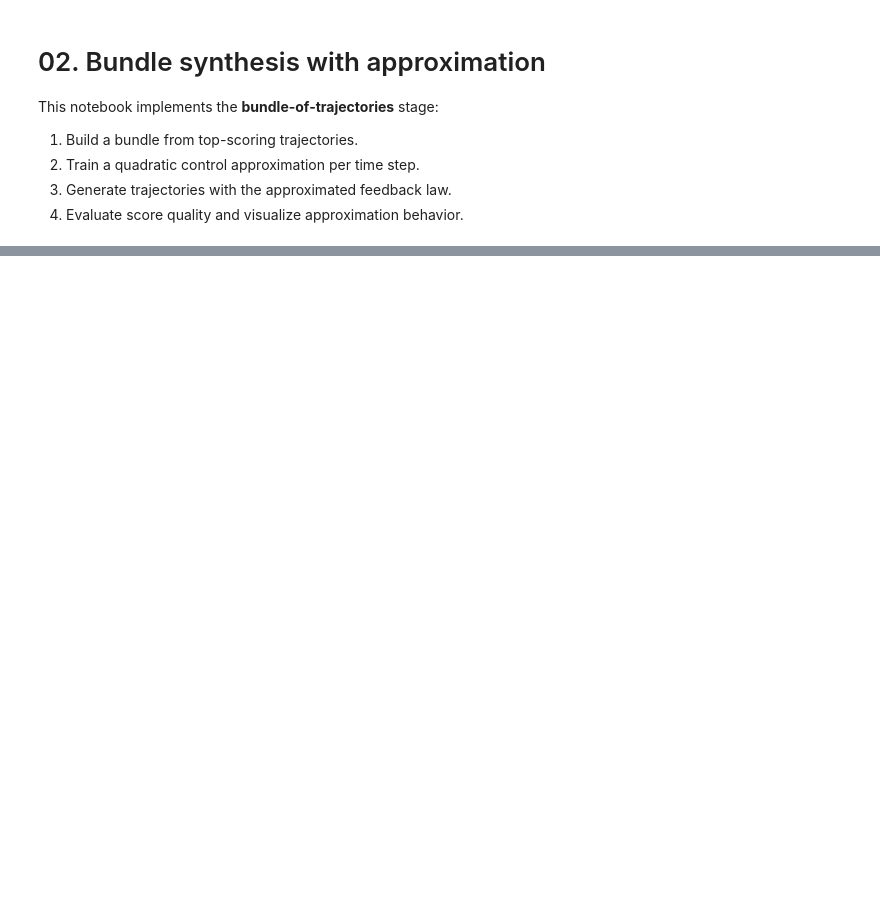
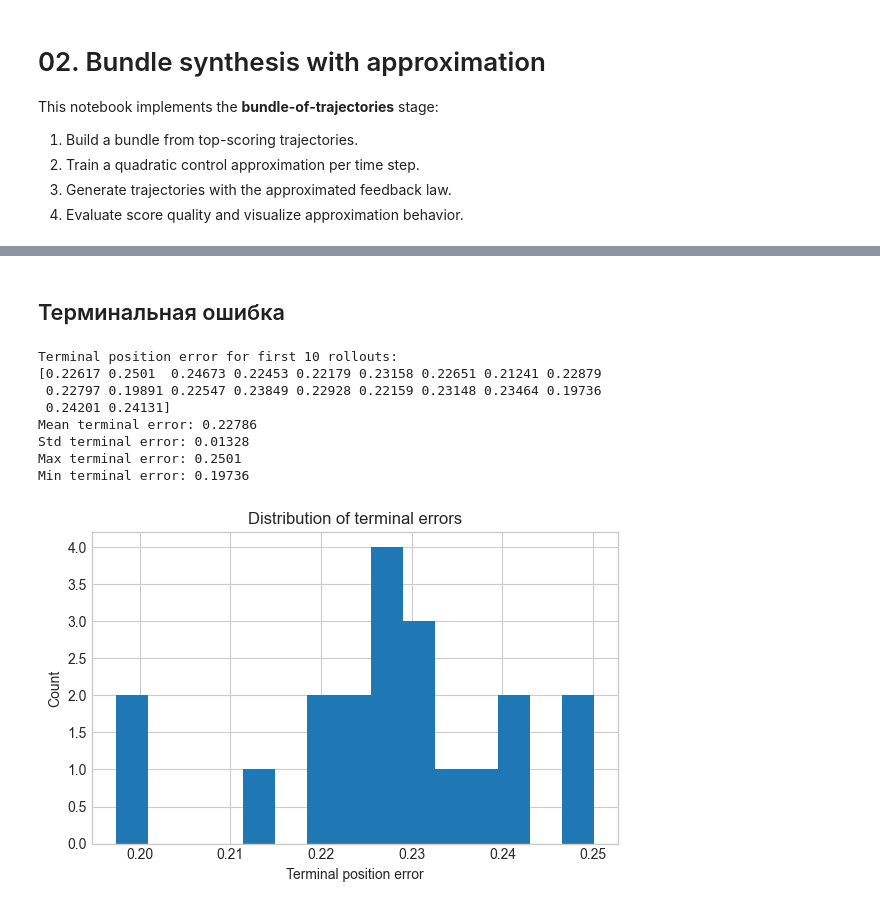
Before and after one commit to mkorobovv/mai-final-project, a Jupyter notebook: research/notebooks/02_bundle_synthesis.ipynb, the cells around one changed output, grey strips where cells are left out. Drawn from its saved outputs; the diff is of its cells as text; code cells hidden in the pictures; blank space fills up the shorter version.

```diff
--- a/research/notebooks/02_bundle_synthesis.ipynb
+++ b/research/notebooks/02_bundle_synthesis.ipynb
@@ -231,0 +259,38 @@ plt.show()
+# %% [markdown]
+## Терминальная ошибка
+# %%
+terminal_errors = []
+for r in results[:20]:
+    S = r['states']
+
+    xT = S[-1]  # last state
+    eT = np.linalg.norm(xT[:3] - cfg.terminal_state[:3])
+    terminal_errors.append(eT)
+
+terminal_errors = np.asarray(terminal_errors)
+
+print("Terminal position error for first 10 rollouts:")
+print(np.round(terminal_errors, 5))
+
+print("Mean terminal error:", round(float(terminal_errors.mean()), 5))
+print("Std terminal error:", round(float(terminal_errors.std()), 5))
+print("Max terminal error:", round(float(terminal_errors.max()), 5))
+print("Min terminal error:", round(float(terminal_errors.min()), 5))
+
+plt.figure(figsize=(6, 4))
+plt.hist(terminal_errors, bins=15)
+plt.xlabel("Terminal position error")
+plt.ylabel("Count")
+plt.title("Distribution of terminal errors")
+plt.tight_layout()
+plt.show()
+# %% [output]
+Terminal position error for first 10 rollouts:
+[0.22617 0.2501  0.24673 0.22453 0.22179 0.23158 0.22651 0.21241 0.22879
+ 0.22797 0.19891 0.22547 0.23849 0.22928 0.22159 0.23148 0.23464 0.19736
+ 0.24201 0.24131]
+Mean terminal error: 0.22786
+Std terminal error: 0.01328
+Max terminal error: 0.2501
+Min terminal error: 0.19736
+[figure, added]
```
Also changed, not shown: parts of 13 cells of this notebook, 1 other file.
